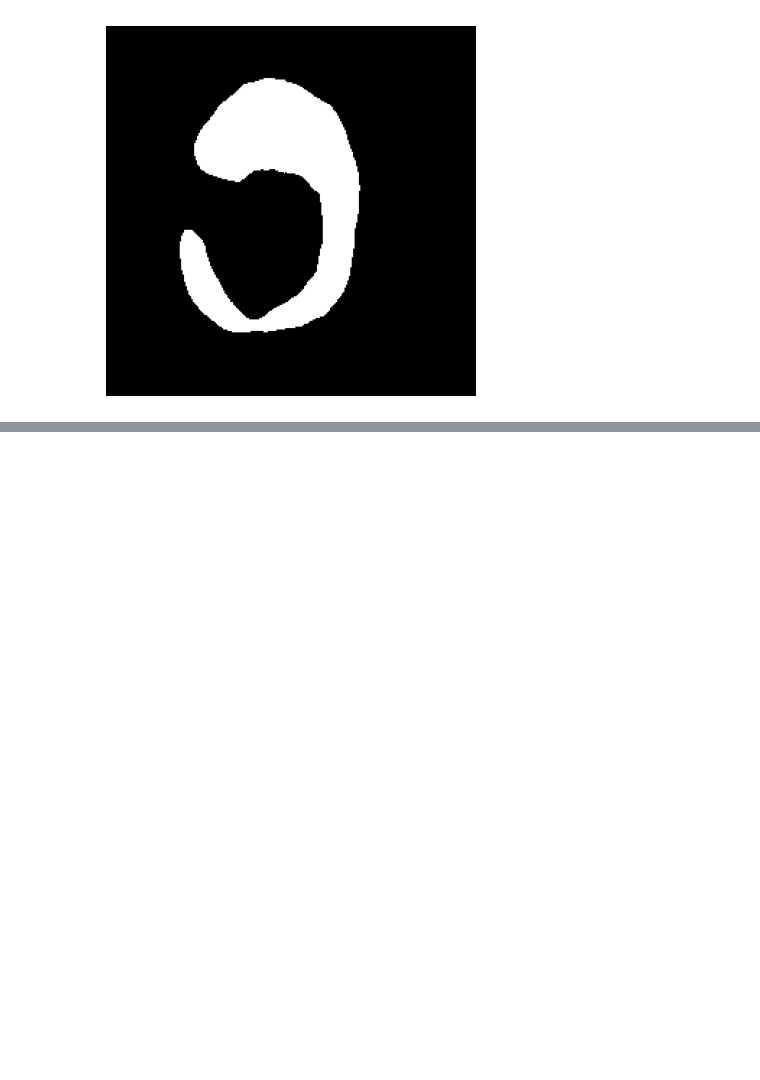
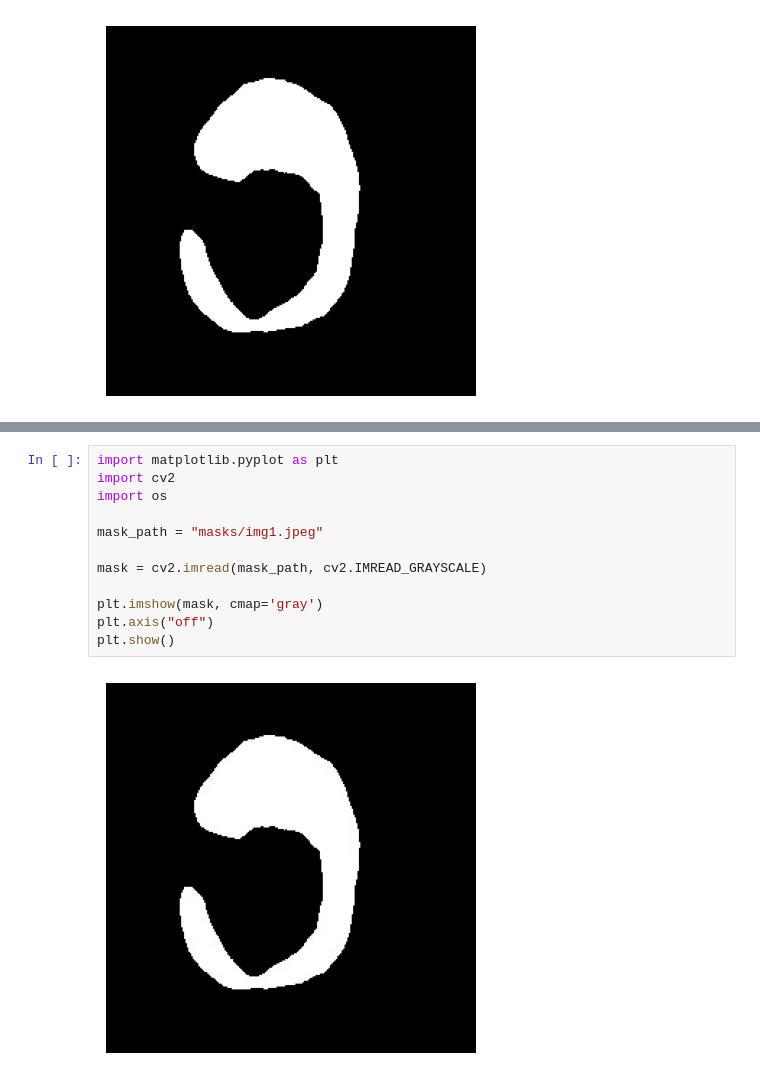
Before and after one commit to CodeWithSudhanshu/Industrial-Plume-Detection, a Jupyter notebook: PCI_Plume_Project.ipynb, the cells around one changed output, grey strips where cells are left out. Drawn from its saved outputs; the diff is of its cells as text; blank space fills up the shorter version.

```diff
--- a/PCI_Plume_Project.ipynb
+++ b/PCI_Plume_Project.ipynb
@@ -93,0 +158,14 @@ plt.show()
+# %%
+import matplotlib.pyplot as plt
+import cv2
+import os
+
+mask_path = "masks/img1.jpeg"
+
+mask = cv2.imread(mask_path, cv2.IMREAD_GRAYSCALE)
+
+plt.imshow(mask, cmap='gray')
+plt.axis("off")
+plt.show()
+# %% [output]
+[figure, added]
```
Also changed, not shown: parts of 4 cells of this notebook.
